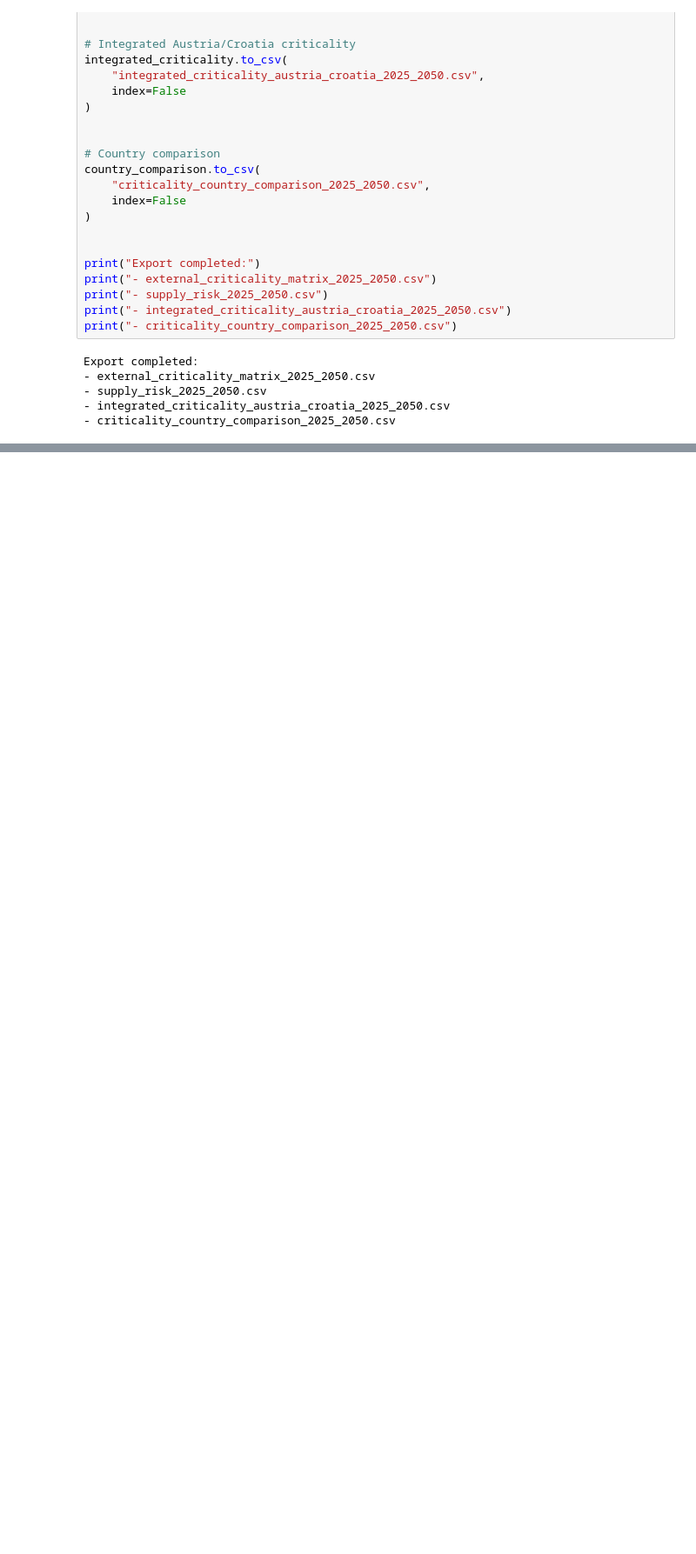
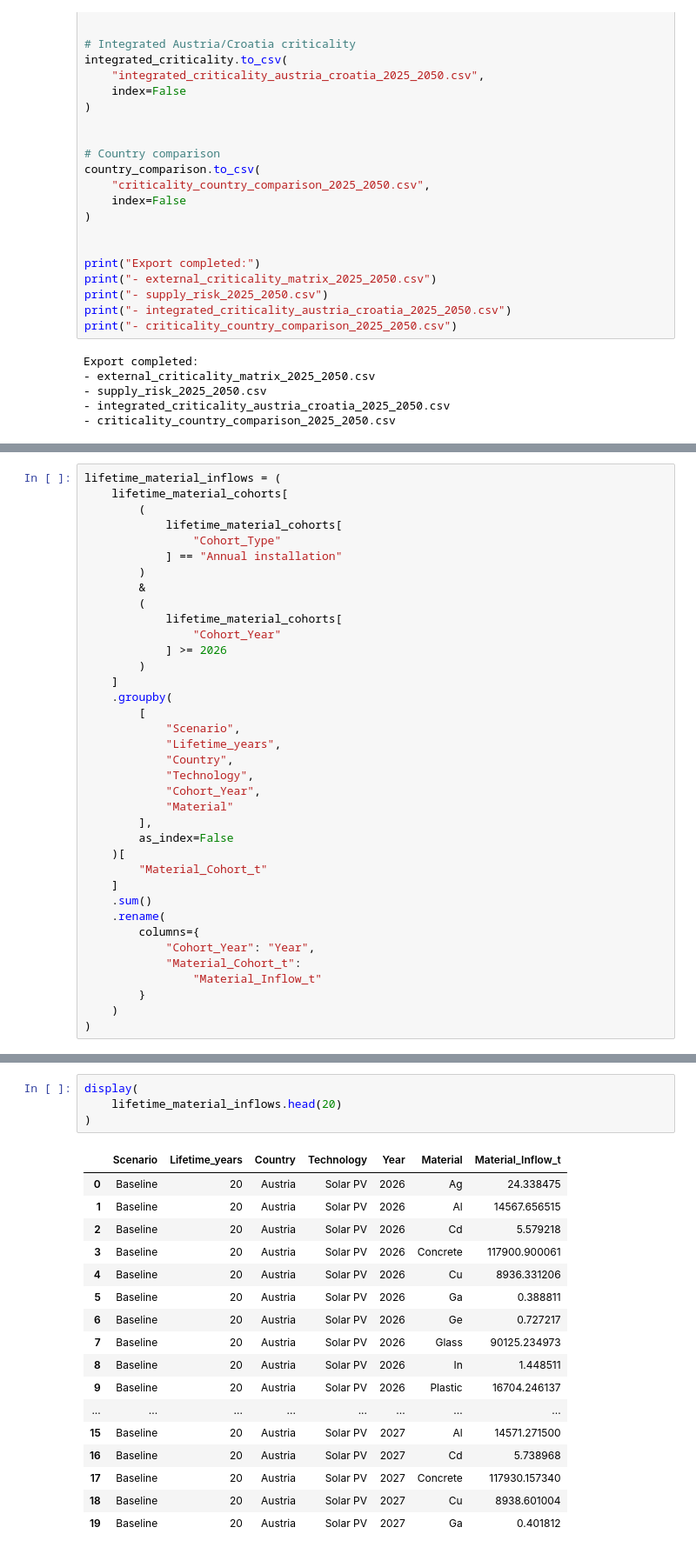
Before and after one commit to Trickwillfrit/MFA, a Jupyter notebook: notebooks/ENV501_Austria_Croatia_MFA.ipynb, the cells around one changed output, grey strips where cells are left out. Shown at 87% size. Drawn from its saved outputs; the diff is of its cells as text; blank space fills up the shorter version.

```diff
--- a/notebooks/ENV501_Austria_Croatia_MFA.ipynb
+++ b/notebooks/ENV501_Austria_Croatia_MFA.ipynb
@@ -11658,0 +12608,37 @@ Export completed:
+# %%
+lifetime_material_inflows = (
+    lifetime_material_cohorts[
+        (
+            lifetime_material_cohorts[
+                "Cohort_Type"
+            ] == "Annual installation"
+        )
+        &
+        (
+            lifetime_material_cohorts[
+                "Cohort_Year"
+            ] >= 2026
+        )
+    ]
+    .groupby(
+        [
+            "Scenario",
+            "Lifetime_years",
+            "Country",
+            "Technology",
+            "Cohort_Year",
+            "Material"
+        ],
+        as_index=False
+    )[
+        "Material_Cohort_t"
+    ]
+    .sum()
+    .rename(
+        columns={
+            "Cohort_Year": "Year",
+            "Material_Cohort_t":
+                "Material_Inflow_t"
+        }
+    )
+)
@@ -11658,0 +12737,22 @@ Export completed:
+# %%
+display(
+    lifetime_material_inflows.head(20)
+)
+# %% [output]
+|  | Scenario | Lifetime_years | Country | Technology | Year | Material | Material_Inflow_t |
+| 0 | Baseline | 20 | Austria | Solar PV | 2026 | Ag | 24.338475 |
+| 1 | Baseline | 20 | Austria | Solar PV | 2026 | Al | 14567.656515 |
+| 2 | Baseline | 20 | Austria | Solar PV | 2026 | Cd | 5.579218 |
+| 3 | Baseline | 20 | Austria | Solar PV | 2026 | Concrete | 117900.900061 |
+| 4 | Baseline | 20 | Austria | Solar PV | 2026 | Cu | 8936.331206 |
+| 5 | Baseline | 20 | Austria | Solar PV | 2026 | Ga | 0.388811 |
+| 6 | Baseline | 20 | Austria | Solar PV | 2026 | Ge | 0.727217 |
+| 7 | Baseline | 20 | Austria | Solar PV | 2026 | Glass | 90125.234973 |
+| 8 | Baseline | 20 | Austria | Solar PV | 2026 | In | 1.448511 |
+| 9 | Baseline | 20 | Austria | Solar PV | 2026 | Plastic | 16704.246137 |
+| ... | ... | ... | ... | ... | ... | ... | ... |
+| 15 | Baseline | 20 | Austria | Solar PV | 2027 | Al | 14571.271500 |
+| 16 | Baseline | 20 | Austria | Solar PV | 2027 | Cd | 5.738968 |
+| 17 | Baseline | 20 | Austria | Solar PV | 2027 | Concrete | 117930.157340 |
+| 18 | Baseline | 20 | Austria | Solar PV | 2027 | Cu | 8938.601004 |
+| 19 | Baseline | 20 | Austria | Solar PV | 2027 | Ga | 0.401812 |
```
Also changed, not shown: parts of 40 cells of this notebook.
